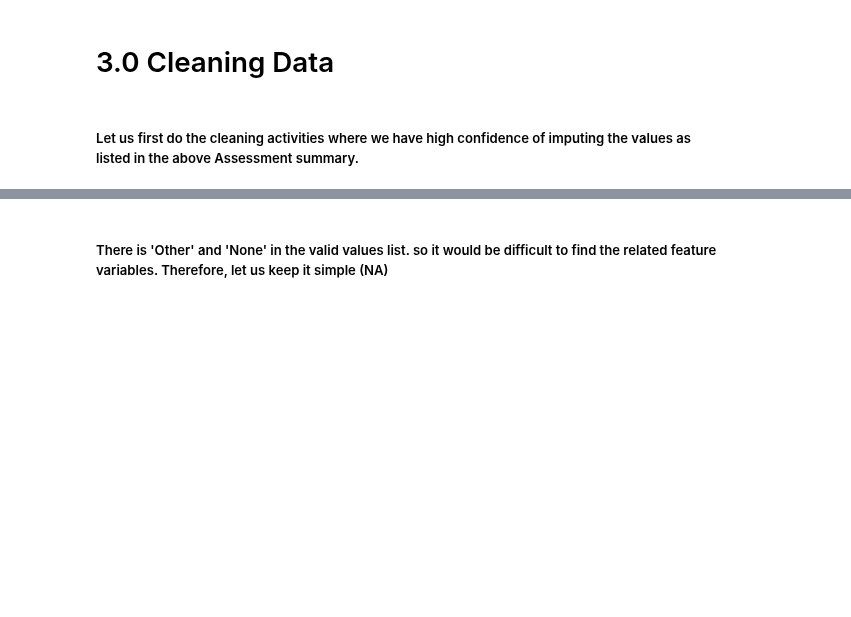
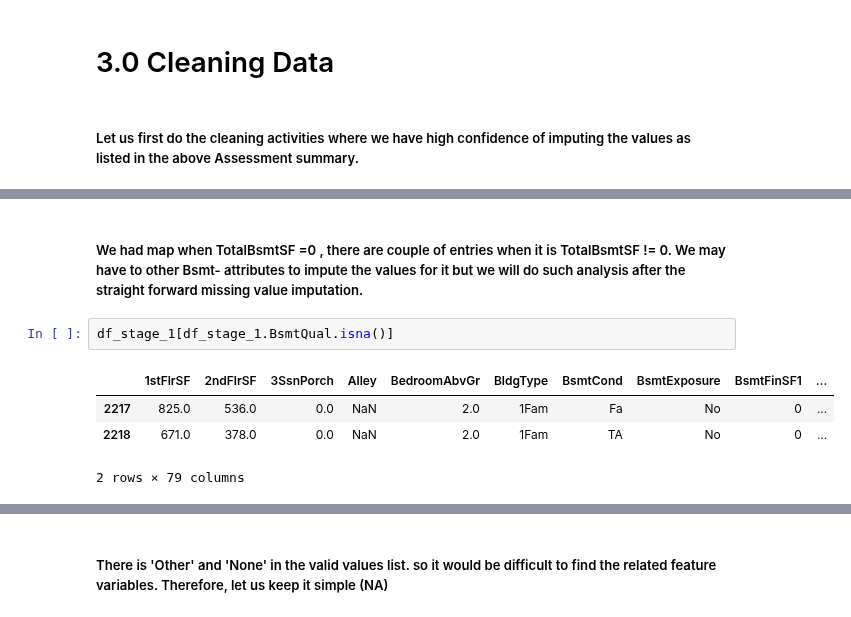
Before and after one commit to PadmarajBhat/Kaggle-Dataset-Exploration, a Jupyter notebook: House Prices- Advanced Regression Techniques/Data Wrangling/House Prices - ART(Wrangling).ipynb, the cells around one changed output, grey strips where cells are left out. Cells and saved outputs as stored; diff of their text form; blank space fills up the shorter version.

```diff
--- a/House Prices- Advanced Regression Techniques/Data Wrangling/House Prices - ART(Wrangling).ipynb
+++ b/House Prices- Advanced Regression Techniques/Data Wrangling/House Prices - ART(Wrangling).ipynb
@@ -256 +258,10 @@ dtypes: float64(22), object(57)
 memory usage: 1.8+ MB
+# %% [markdown]
+##### We had map when TotalBsmtSF =0 , there are couple of entries when it is TotalBsmtSF != 0. We may have to other Bsmt- attributes to impute the values for it but we will do such analysis after the straight forward missing value imputation.
+# %%
+df_stage_1[df_stage_1.BsmtQual.isna()]
+# %% [output]
+|  | 1stFlrSF | 2ndFlrSF | 3SsnPorch | Alley | BedroomAbvGr | BldgType | BsmtCond | BsmtExposure | BsmtFinSF1 | ... |
+| 2217 | 825.0 | 536.0 | 0.0 | NaN | 2.0 | 1Fam | Fa | No | 0 | ... |
+| 2218 | 671.0 | 378.0 | 0.0 | NaN | 2.0 | 1Fam | TA | No | 0 | ... |
+2 rows × 79 columns
```
Also changed, not shown: parts of 59 cells of this notebook.
